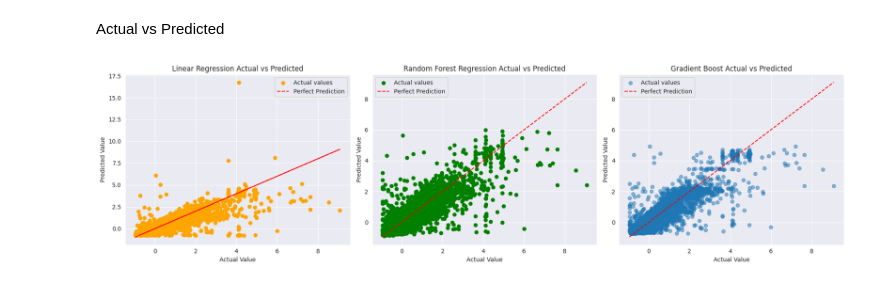
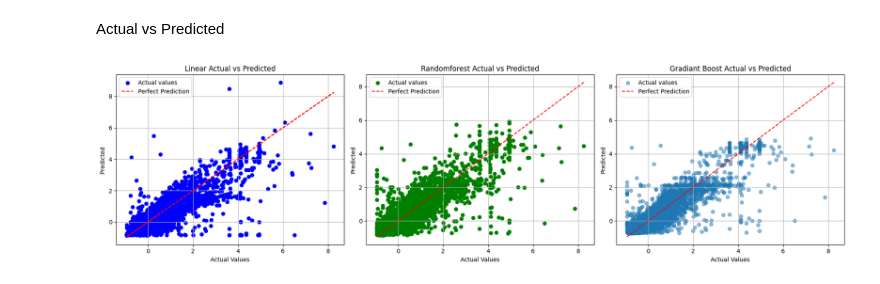
Before and after one commit to JonathanCharles123/IntelSystems, a Jupyter notebook: NoteBooks/Uber2.ipynb, the cells around one changed output. Saved outputs shown, nothing was run; the diff lists cells and outputs as text; code cells hidden in the pictures.

```diff
--- a/NoteBooks/Uber2.ipynb
+++ b/NoteBooks/Uber2.ipynb
@@ -87,8 +83,7 @@ Extract hours from date time
 df['pickup_datetime'] = pd.to_datetime(df['pickup_datetime'])
 
 # Extract the date, time, and other components
-df['hours'] = df['pickup_datetime'].dt.hour
+df['Hour'] = df['pickup_datetime'].dt.hour
 # %%
 df.drop('pickup_datetime', axis=1, inplace=True)
-df.drop('passenger_count', axis=1, inplace=True)
 # %% [markdown]
@@ -136,8 +127,0 @@ Visualize the distribution of 'hours'
-# %%
-plt.figure(figsize=(8, 4))
-sns.set_style(style='darkgrid')
-sns.histplot(df['hours'], bins=30, kde=True, color='red')
-plt.title('Distribution of Hours')
-plt.xlabel('Hour')
-plt.ylabel('Frequency')
-plt.show()
@@ -146,15 +128,17 @@ plt.show()
 # %% [markdown]
 Remove Outliers
 # %%
-# Drop the rows where the fare amount is <=0 and distance is <=0
+#Drop the rows where the fare amount is <=0 and distance is <=0
+
 df.drop(df[df['fare_amount']<=0].index,inplace=True)
 df.drop(df[df['distance']<=0].index,inplace=True)
+df.drop(df[df['distance']>60].index,inplace=True)
 
-# Drop distance and fair amount outliers
-df.drop(df[df['distance']>60].index,inplace=True)
+#drop outlier distance and fair amount
+df.drop(df[df['distance']>100].index,inplace=True)
 df.drop(df[df['fare_amount']>100].index,inplace=True)
 
-# Drop unrealistic fair amounts and distance travelled
+#drop unrealistic fair amounts and distance travelled
 df.drop(df[(df['fare_amount']>=100) & (df['distance']<=1)].index,inplace=True)
 df.drop(df[(df['fare_amount']<=100) & (df['distance']>=100)].index,inplace=True)
 # %% [markdown]
@@ -310,37 +289,37 @@ Actual vs Predicted
 # %%
 import matplotlib.pyplot as plt
 
 # Create a figure with three subplots
 fig, (ax1, ax2, ax3) = plt.subplots(1, 3, figsize=(18, 5))
 
 # Actual vs. Predicted scatter plot
-ax1.scatter(y_test, LR_y_predict, color='orange', label='Actual values')
+ax1.scatter(y_test, LR_y_predict, color='blue', label='Actual values')
 ax1.plot(y_test, y_test, color='red', linestyle='--', label='Perfect Prediction')
-ax1.set_xlabel('Actual Value')
-ax1.set_ylabel('Predicted Value')
-ax1.set_title('Linear Regression Actual vs Predicted')
+ax1.set_xlabel('Actual Values')
+ax1.set_ylabel('Predicted ')
+ax1.set_title('Linear Actual vs Predicted')
 ax1.legend()
 ax1.grid(True)
 
 # Residuals plot
 ax2.scatter(y_test, RF_y_pred, color='green', label='Actual values')
 ax2.plot([y_test.min(), y_test.max()], [y_test.min(), y_test.max()], 'r--', label='Perfect Prediction')
-ax2.set_xlabel('Actual Value')
-ax2.set_ylabel('Predicted Value')
-ax2.set_title('Random Forest Regression Actual vs Predicted')
+ax2.set_xlabel('Actual Values')
+ax2.set_ylabel('Predicted')
+ax2.set_title('Randomforest Actual vs Predicted')
 ax2.legend()
 ax2.grid(True)
 
 # Histogram of residuals
 ax3.scatter(y_test, GB_y_pred, alpha=0.5, label='Actual values')
 ax3.plot([y_test.min(), y_test.max()], [y_test.min(), y_test.max()], 'r--', label='Perfect Prediction')
-ax3.set_xlabel('Actual Value')
-ax3.set_ylabel('Predicted Value')
-ax3.set_title('Gradient Boost Actual vs Predicted')
+ax3.set_xlabel('Actual Values')
+ax3.set_ylabel('Predicted')
+ax3.set_title('Gradiant Boost Actual vs Predicted')
 ax3.legend()
 ax3.grid(True)
 
 plt.tight_layout()
 plt.show()
 # %% [output]
-[figure, old version]
+[figure, new version]
```
Also changed, not shown: parts of 28 cells of this notebook, 1 other file.
